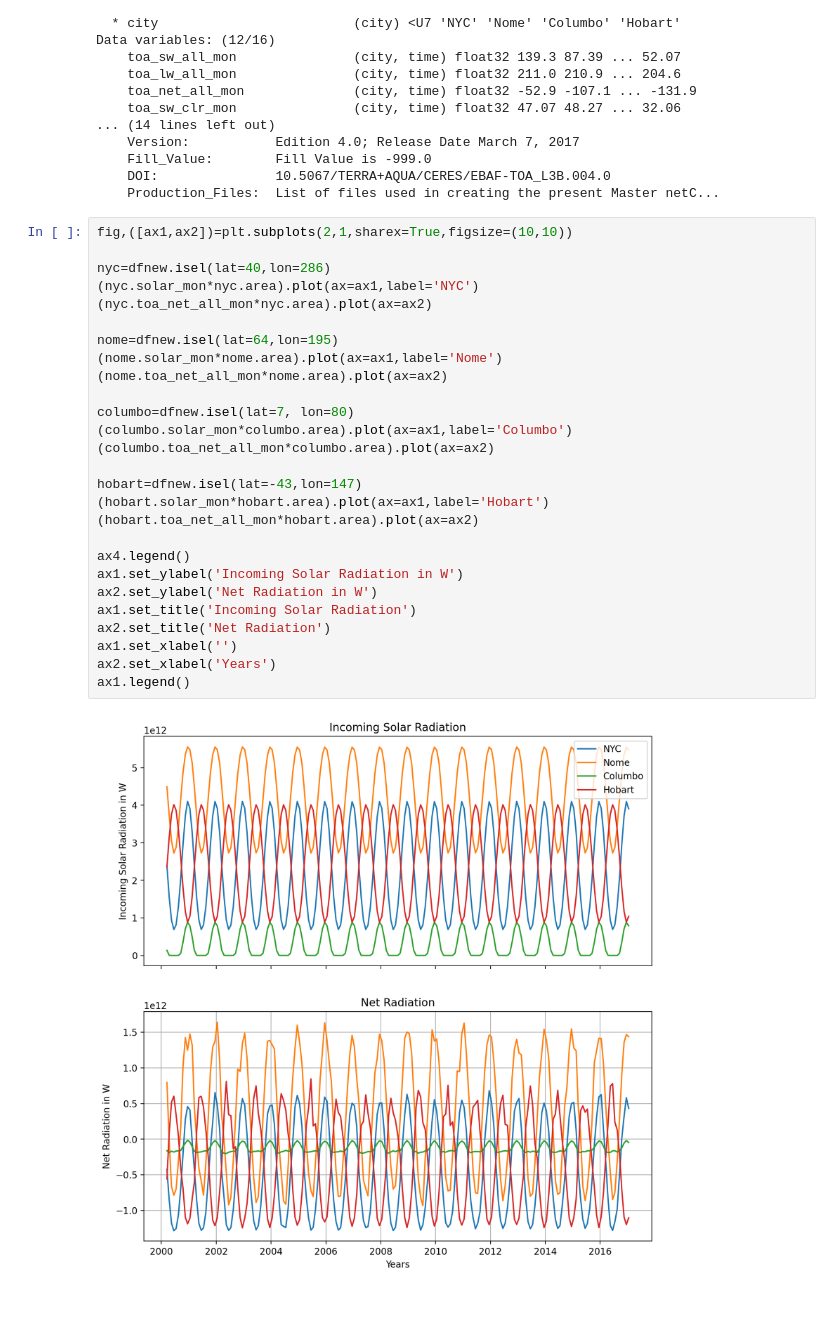
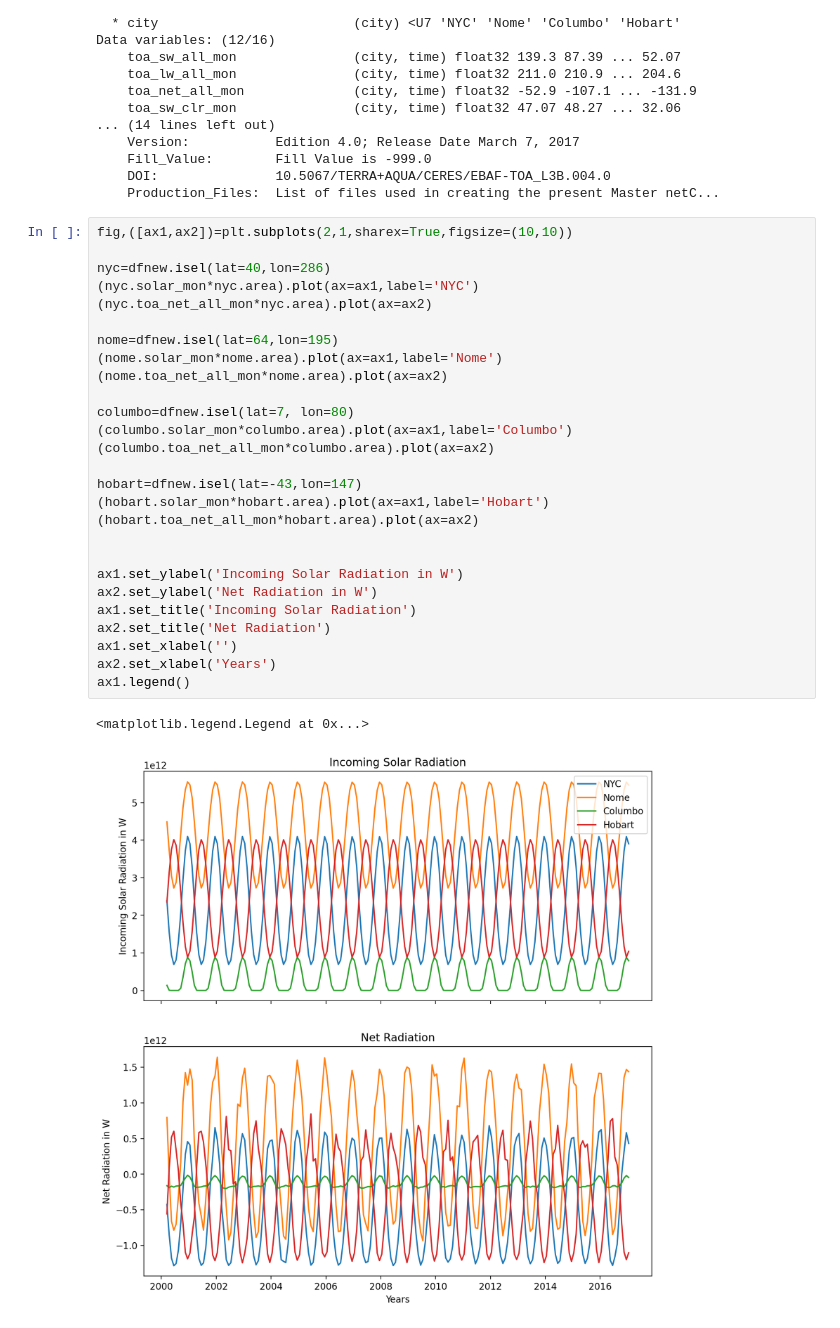
Before and after one commit to wjdaniel/GR6901-EESC, a Jupyter notebook: Assignment_7/Assignment_7_answers.ipynb, the cells around one changed output. Cells and saved outputs as stored; diff of their text form.

```diff
--- a/Assignment_7/Assignment_7_answers.ipynb
+++ b/Assignment_7/Assignment_7_answers.ipynb
@@ -251,29 +252,30 @@ Data variables: (12/16)
 # %%
 fig,([ax1,ax2])=plt.subplots(2,1,sharex=True,figsize=(10,10))
 
 nyc=dfnew.isel(lat=40,lon=286)
 (nyc.solar_mon*nyc.area).plot(ax=ax1,label='NYC')
 (nyc.toa_net_all_mon*nyc.area).plot(ax=ax2)
 
 nome=dfnew.isel(lat=64,lon=195)
 (nome.solar_mon*nome.area).plot(ax=ax1,label='Nome')
 (nome.toa_net_all_mon*nome.area).plot(ax=ax2)
 
 columbo=dfnew.isel(lat=7, lon=80)
 (columbo.solar_mon*columbo.area).plot(ax=ax1,label='Columbo')
 (columbo.toa_net_all_mon*columbo.area).plot(ax=ax2)
 
 hobart=dfnew.isel(lat=-43,lon=147)
 (hobart.solar_mon*hobart.area).plot(ax=ax1,label='Hobart')
 (hobart.toa_net_all_mon*hobart.area).plot(ax=ax2)
 
-ax4.legend()
+
 ax1.set_ylabel('Incoming Solar Radiation in W')
 ax2.set_ylabel('Net Radiation in W')
 ax1.set_title('Incoming Solar Radiation')
 ax2.set_title('Net Radiation')
 ax1.set_xlabel('')
 ax2.set_xlabel('Years')
 ax1.legend()
 # %% [output]
+<matplotlib.legend.Legend at 0x...>
-[figure, old version]
+[figure, new version]
```
Also changed, not shown: parts of 2 cells of this notebook.
